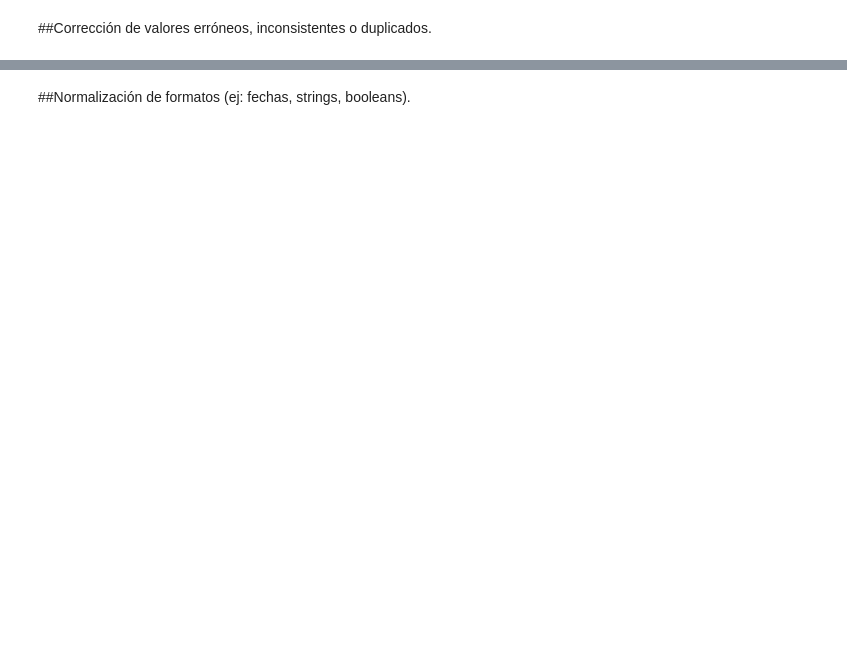
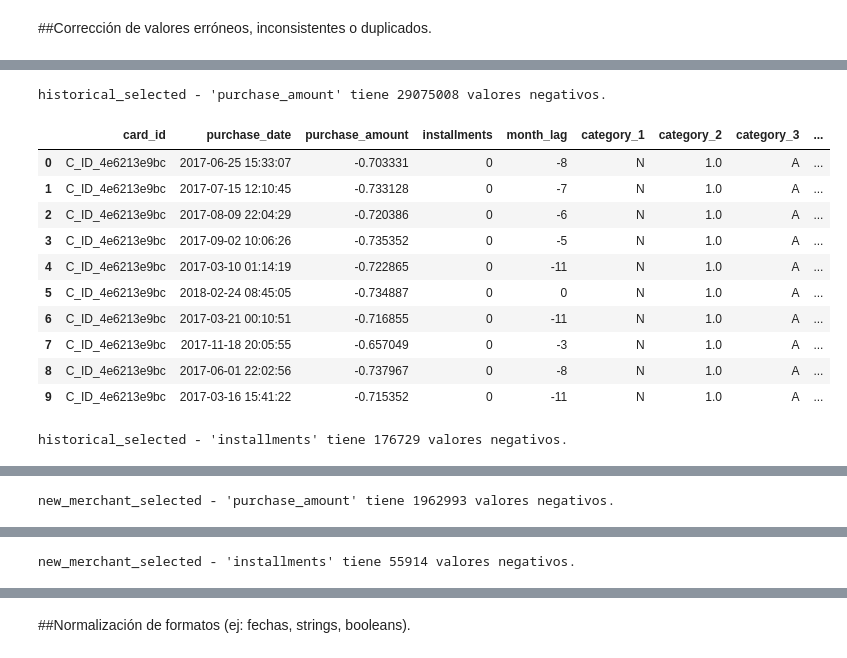
Before and after one commit to paulsantillan787/elo-data-mining, a Jupyter notebook: Preparacion_de_los_datos.ipynb, the cells around one changed output, grey strips where cells are left out. Saved outputs shown, nothing was run; the diff lists cells and outputs as text; code cells hidden in the pictures; blank space fills up the shorter version.

```diff
--- a/Preparacion_de_los_datos.ipynb
+++ b/Preparacion_de_los_datos.ipynb
@@ -139,0 +442,29 @@ merchants_selected.to_csv("src/merchants_selected.csv", index=False)
+# %%
+def mostrar_negativos(df, columnas, nombre_df="DataFrame"):
+    for col in columnas:
+        if col in df.columns:
+            negativos = df[df[col] < 0]
+            n = len(negativos)
+            print(f"{nombre_df} - '{col}' tiene {n} valores negativos.")
+            if n > 0:
+                display(negativos.head(10))
+# %%
+columnas_num_historical = ["purchase_amount", "installments"]
+columnas_num_new_merchant = ["purchase_amount", "installments"]
+
+mostrar_negativos(historical_selected, columnas_num_historical, "historical_selected")
+mostrar_negativos(new_merchant_selected, columnas_num_new_merchant, "new_merchant_selected")
+# %% [output]
+historical_selected - 'purchase_amount' tiene 29075008 valores negativos.
+|  | card_id | purchase_date | purchase_amount | installments | month_lag | category_1 | category_2 | category_3 | ... |
+| 0 | C_ID_4e6213e9bc | 2017-06-25 15:33:07 | -0.703331 | 0 | -8 | N | 1.0 | A | ... |
+| 1 | C_ID_4e6213e9bc | 2017-07-15 12:10:45 | -0.733128 | 0 | -7 | N | 1.0 | A | ... |
+| 2 | C_ID_4e6213e9bc | 2017-08-09 22:04:29 | -0.720386 | 0 | -6 | N | 1.0 | A | ... |
+| 3 | C_ID_4e6213e9bc | 2017-09-02 10:06:26 | -0.735352 | 0 | -5 | N | 1.0 | A | ... |
+| 4 | C_ID_4e6213e9bc | 2017-03-10 01:14:19 | -0.722865 | 0 | -11 | N | 1.0 | A | ... |
+| 5 | C_ID_4e6213e9bc | 2018-02-24 08:45:05 | -0.734887 | 0 | 0 | N | 1.0 | A | ... |
+| 6 | C_ID_4e6213e9bc | 2017-03-21 00:10:51 | -0.716855 | 0 | -11 | N | 1.0 | A | ... |
+| 7 | C_ID_4e6213e9bc | 2017-11-18 20:05:55 | -0.657049 | 0 | -3 | N | 1.0 | A | ... |
+| 8 | C_ID_4e6213e9bc | 2017-06-01 22:02:56 | -0.737967 | 0 | -8 | N | 1.0 | A | ... |
+| 9 | C_ID_4e6213e9bc | 2017-03-16 15:41:22 | -0.715352 | 0 | -11 | N | 1.0 | A | ... |
+historical_selected - 'installments' tiene 176729 valores negativos.
@@ -139,0 +482 @@ merchants_selected.to_csv("src/merchants_selected.csv", index=False)
+new_merchant_selected - 'purchase_amount' tiene 1962993 valores negativos.
@@ -139,0 +494 @@ merchants_selected.to_csv("src/merchants_selected.csv", index=False)
+new_merchant_selected - 'installments' tiene 55914 valores negativos.
```
Also changed, not shown: parts of 35 cells of this notebook.
